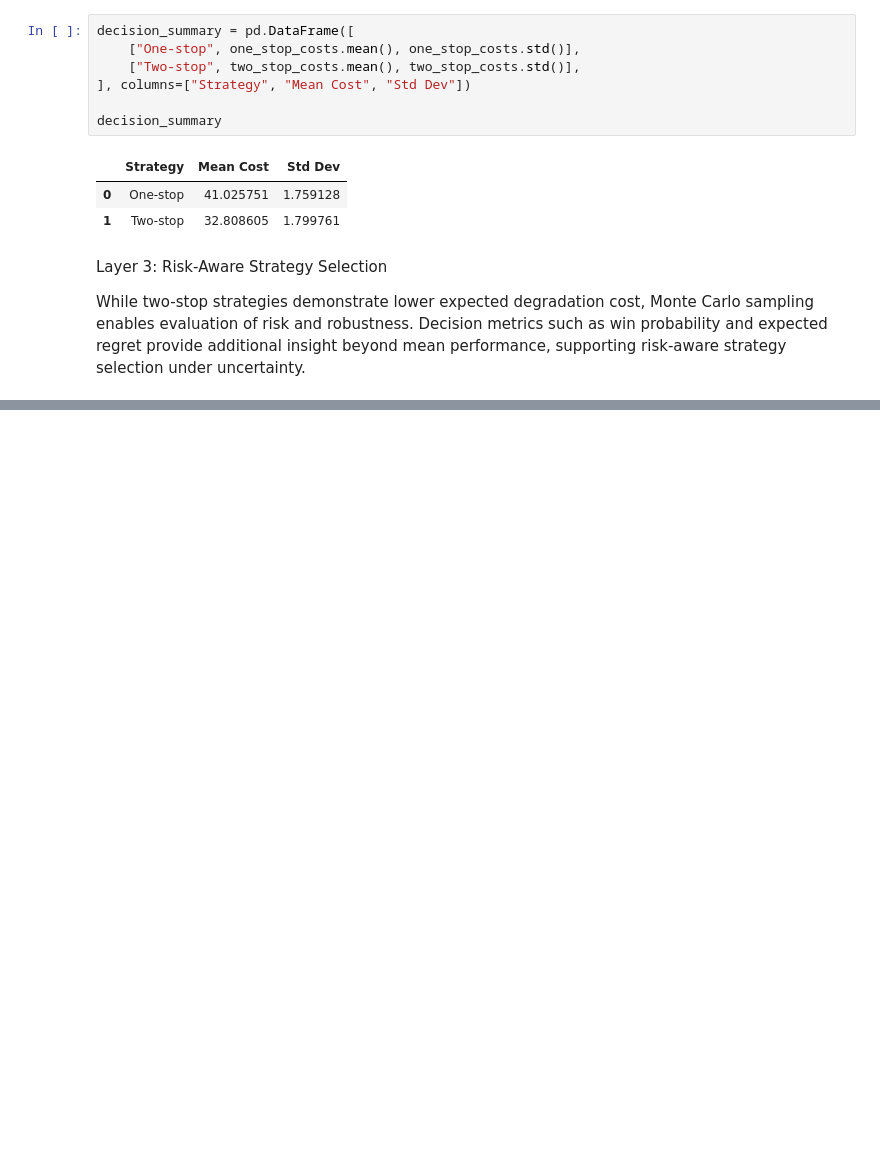
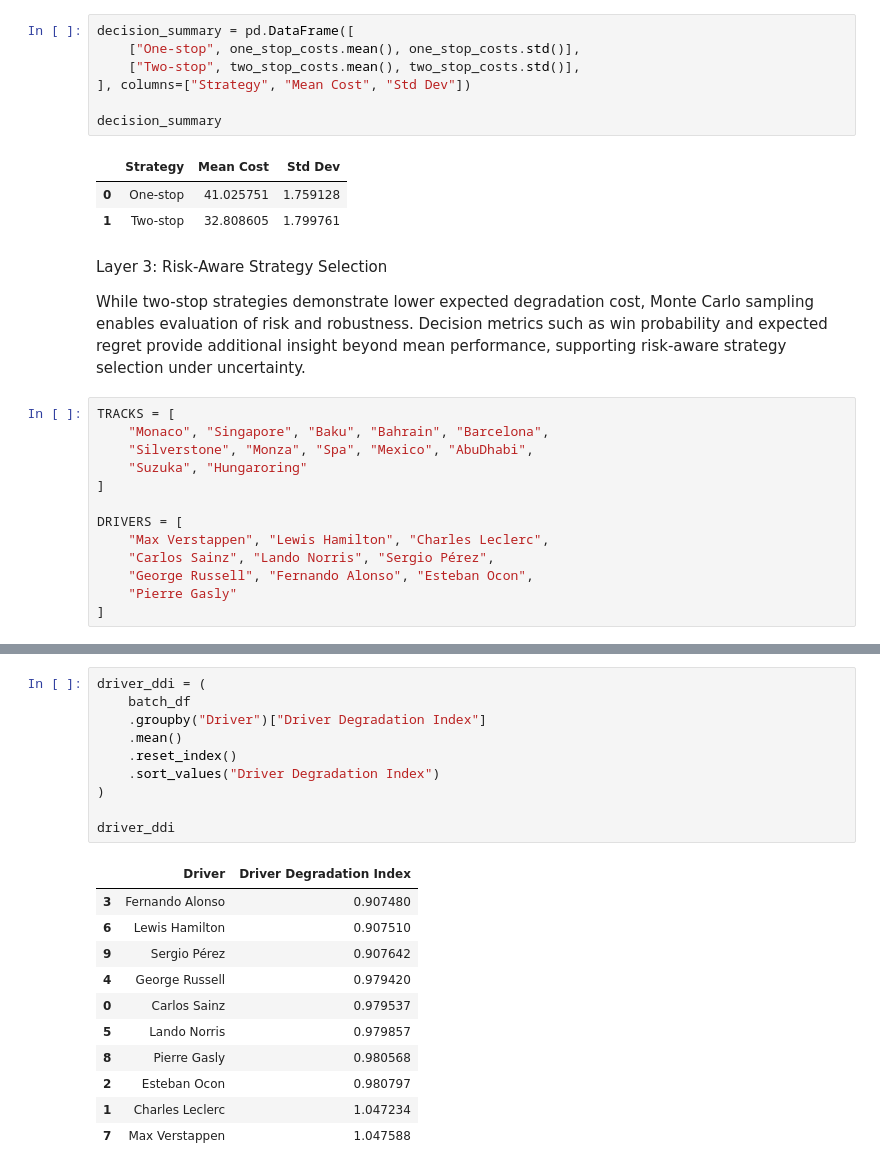
Before and after one commit to Sneha73685/f1-tyre-strategy-colab, a Jupyter notebook: tyre-degradation-simulation.ipynb, the cells around one changed output, grey strips where cells are left out. Saved outputs shown, nothing was run; the diff lists cells and outputs as text; blank space fills up the shorter version.

```diff
--- a/tyre-degradation-simulation.ipynb
+++ b/tyre-degradation-simulation.ipynb
@@ -777,3 +777,16 @@ Layer 3: Risk-Aware Strategy Selection
 
 While two-stop strategies demonstrate lower expected degradation cost, Monte Carlo sampling enables evaluation of risk and robustness.
 Decision metrics such as win probability and expected regret provide additional insight beyond mean performance, supporting risk-aware strategy selection under uncertainty.
+# %%
+TRACKS = [
+    "Monaco", "Singapore", "Baku", "Bahrain", "Barcelona",
+    "Silverstone", "Monza", "Spa", "Mexico", "AbuDhabi",
+    "Suzuka", "Hungaroring"
+]
+
+DRIVERS = [
+    "Max Verstappen", "Lewis Hamilton", "Charles Leclerc",
+    "Carlos Sainz", "Lando Norris", "Sergio Pérez",
+    "George Russell", "Fernando Alonso", "Esteban Ocon",
+    "Pierre Gasly"
+]
@@ -779,0 +865,22 @@ Decision metrics such as win probability and expected regret provide additional
+# %%
+driver_ddi = (
+    batch_df
+    .groupby("Driver")["Driver Degradation Index"]
+    .mean()
+    .reset_index()
+    .sort_values("Driver Degradation Index")
+)
+
+driver_ddi
+# %% [output]
+|  | Driver | Driver Degradation Index |
+| 3 | Fernando Alonso | 0.907480 |
+| 6 | Lewis Hamilton | 0.907510 |
+| 9 | Sergio Pérez | 0.907642 |
+| 4 | George Russell | 0.979420 |
+| 0 | Carlos Sainz | 0.979537 |
+| 5 | Lando Norris | 0.979857 |
+| 8 | Pierre Gasly | 0.980568 |
+| 2 | Esteban Ocon | 0.980797 |
+| 1 | Charles Leclerc | 1.047234 |
+| 7 | Max Verstappen | 1.047588 |
```
Also changed, not shown: parts of 4 cells of this notebook, 1 other file.
